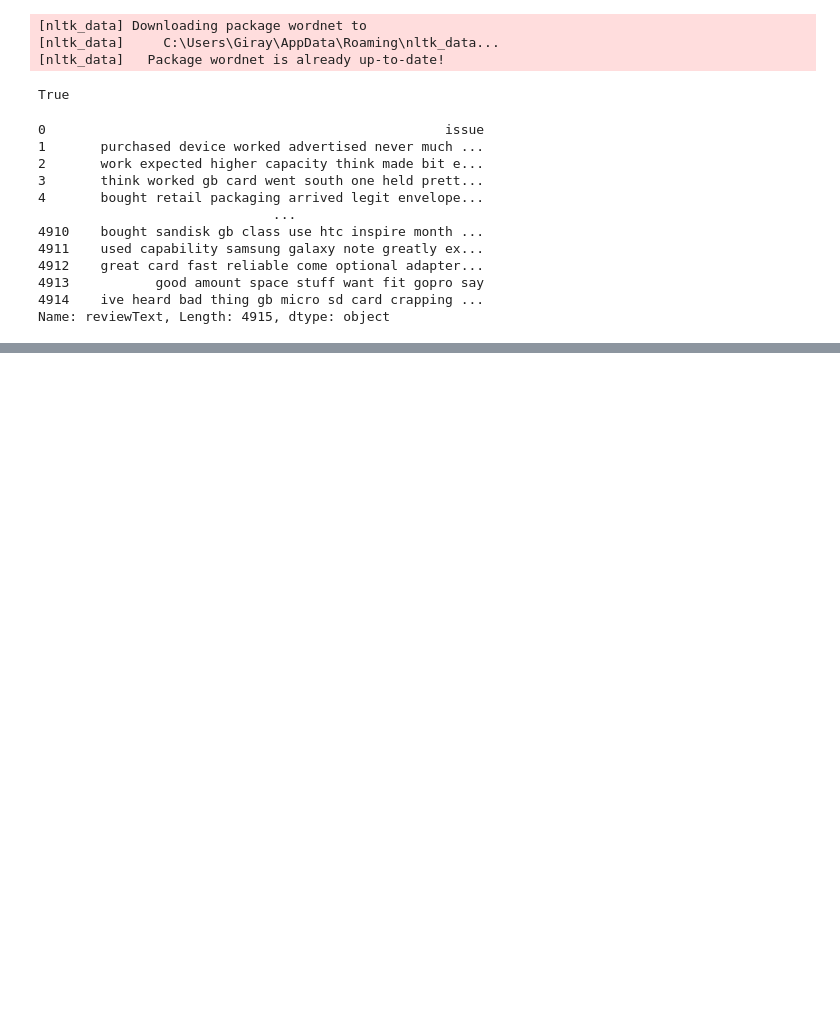
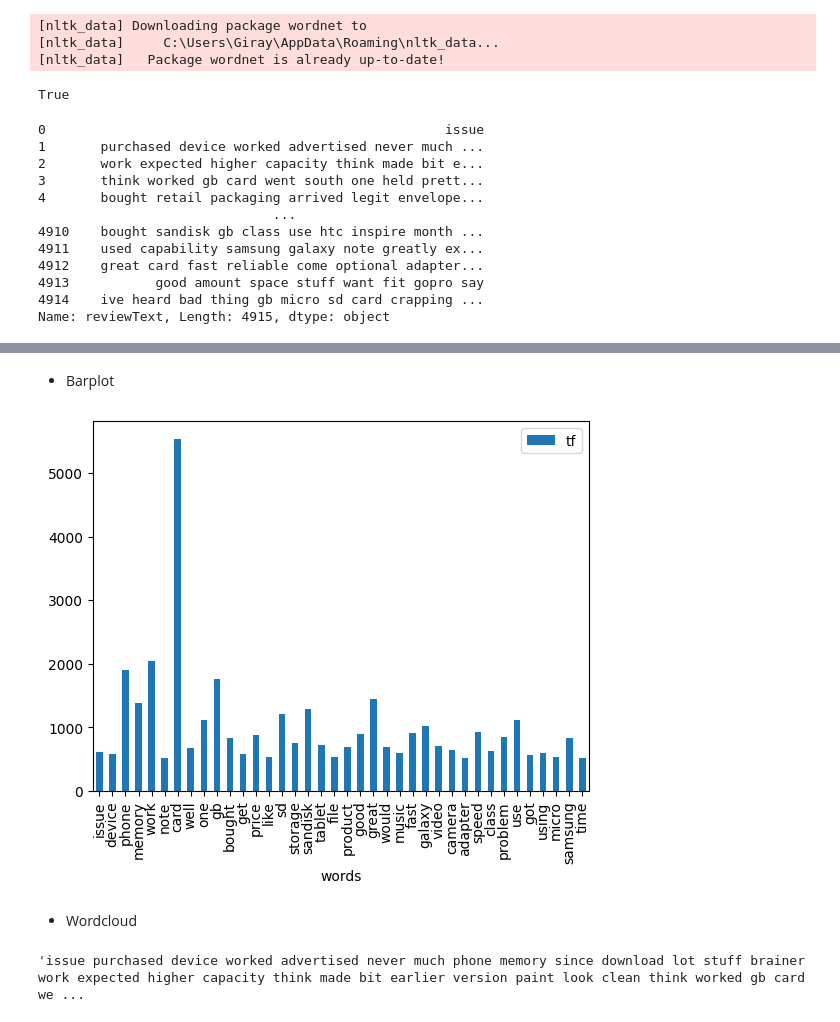
Before and after one commit to giraydorukyurt7/Data_Science-And-Artificial_Intelligence-Journeys, a Jupyter notebook: Natural_Language_Processing/natural_language_processing.ipynb, the cells around one changed output, grey strips where cells are left out. Drawn from its saved outputs; the diff is of its cells as text; code cells hidden in the pictures; blank space fills up the shorter version.

Commit message:
Natural Language Processing: Text Visualization (1.1)

```diff
--- a/Natural_Language_Processing/natural_language_processing.ipynb
+++ b/Natural_Language_Processing/natural_language_processing.ipynb
@@ -256,0 +310,16 @@ Name: reviewText, Length: 4915, dtype: object
+# %% [markdown]
+* Barplot
+# %%
+# 3691 kelimeyi göstermek düzgün olmayacağı için azaltıyoruz.
+tf[tf["tf"]>500].plot.bar(x="words", y="tf")
+plt.show()
+# %% [output]
+[figure, added]
+# %% [markdown]
+* Wordcloud
+# %%
+# tek bir text yapma
+text = " ".join(i for i in df.reviewText)
+text
+# %% [output]
+'issue purchased device worked advertised never much phone memory since download lot stuff brainer work expected higher capacity think made bit earlier version paint look clean think worked gb card we ...
```
Also changed, not shown: parts of 11 cells of this notebook.
